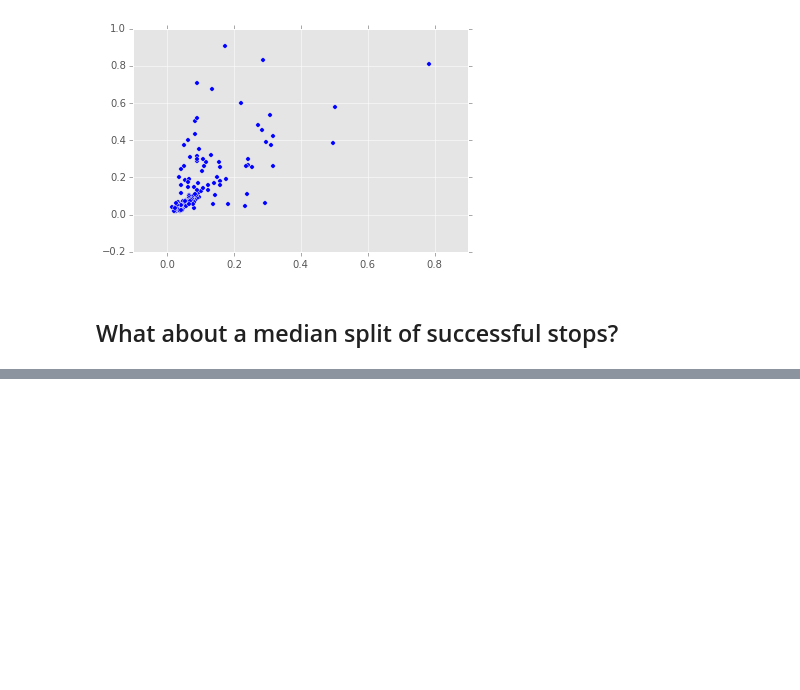
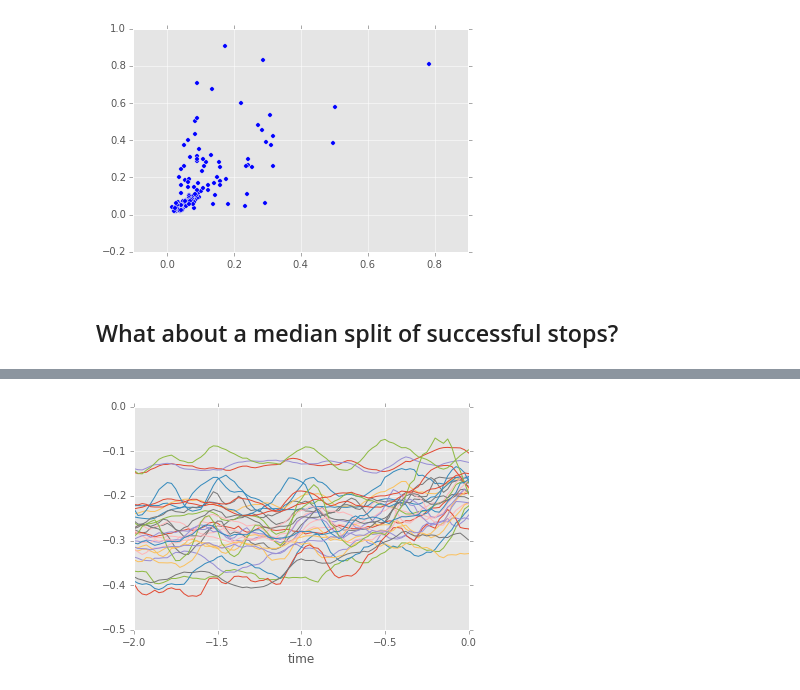
Before and after one commit to jmxpearson/hephys, a Jupyter notebook: bartc/theta_threshold_tests.ipynb, the cells around one changed output, grey strips where cells are left out. Cells and saved outputs as stored; diff of their text form; code cells hidden in the pictures; blank space fills up the shorter version.

```diff
--- a/bartc/theta_threshold_tests.ipynb
+++ b/bartc/theta_threshold_tests.ipynb
@@ -162,0 +175,6 @@ plt.ylim(0, 1);
+# %%
+stop_hi_df.plot(legend=False);
+plt.xlim(-2, 0);
+plt.ylim(-0.5, 0);
+# %% [output]
+[figure, added]
```
Also changed, not shown: parts of 9 cells of this notebook.
